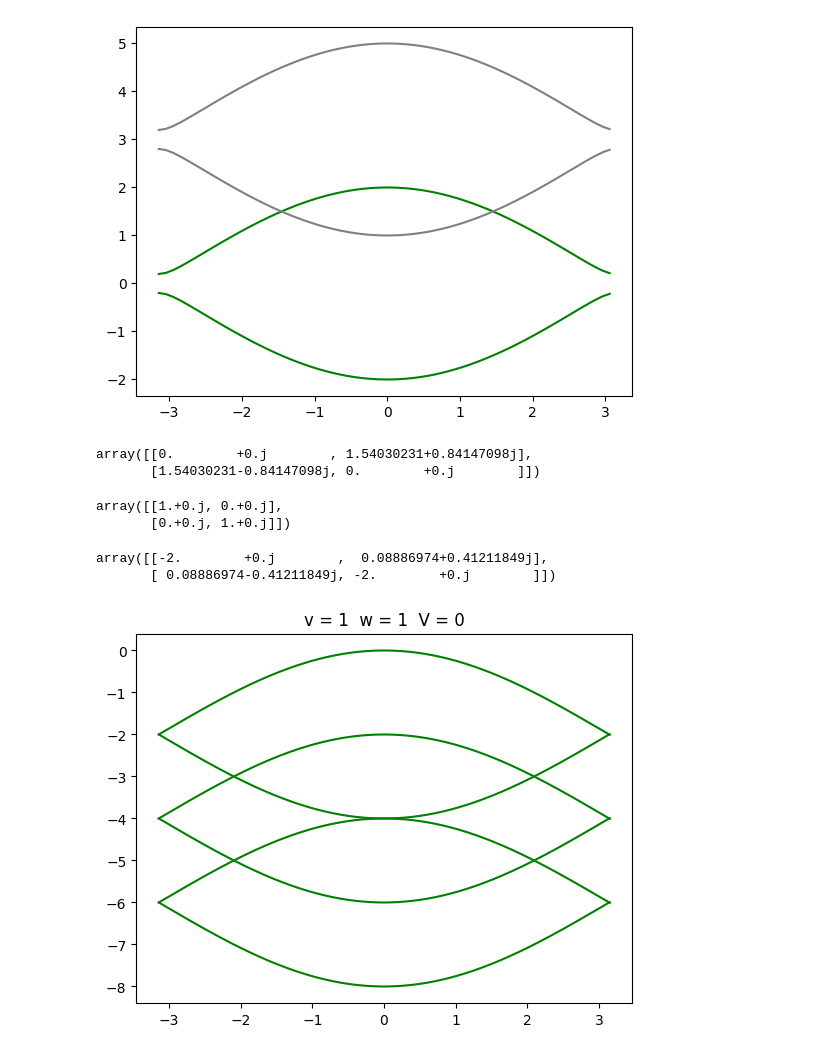
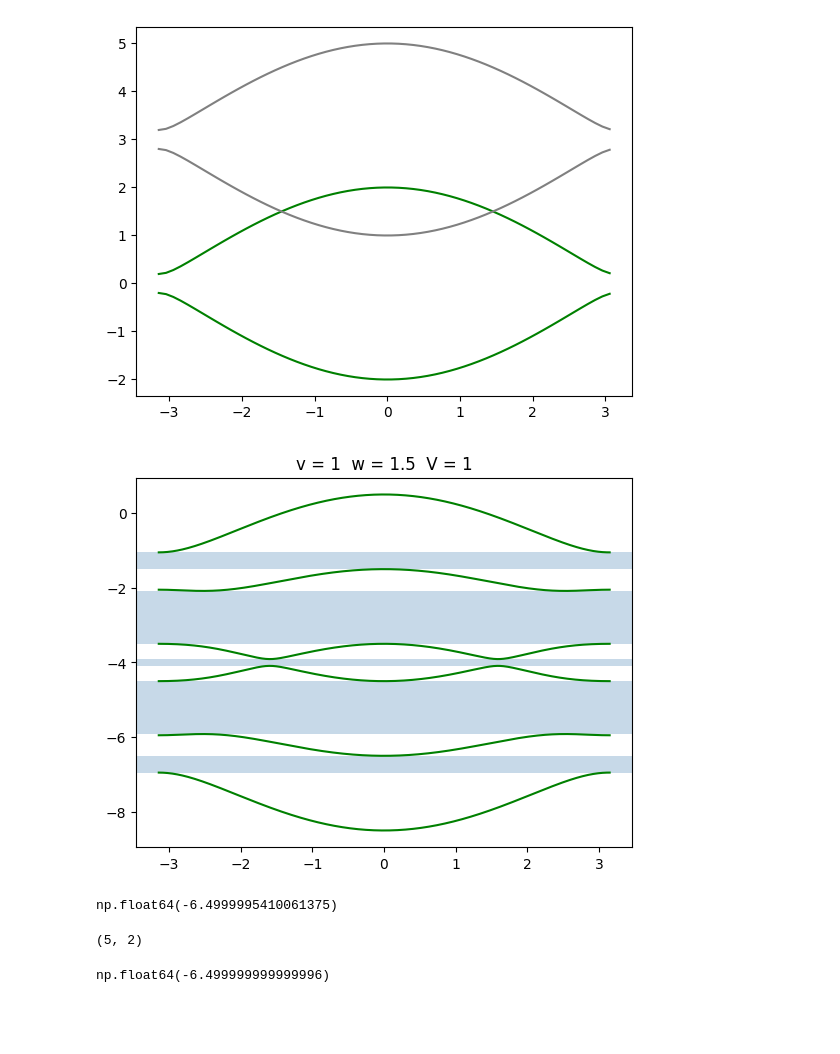
Before and after one commit to shellpwner/drivenSSH, a Jupyter notebook: drivenSSH.ipynb, the cells around one changed output. Saved outputs shown, nothing was run; the diff lists cells and outputs as text; code cells hidden in the pictures; blank space fills up the shorter version.

```diff
--- a/drivenSSH.ipynb
+++ b/drivenSSH.ipynb
@@ -52,11 +52,6 @@ def Hnm(n, m, v, w, k, V, W):
     hnm[0,1] = (1/T)*(integrate.quad(lambda t: np.real(((v - V*np.cos(W*t)) + (w + V*np.cos(W*t))*np.exp(1j*k))*np.exp(1j*(m-n)*W*t)), 0, 2*np.pi/W)[0] + 1j*integrate.quad(lambda t: np.imag(((v - V*np.cos(W*t)) + (w + V*np.cos(W*t))*np.exp(1j*k))*np.exp(-1j*(m-n)*W*t)), 0, 2*np.pi/W)[0])
     hnm[1,0] = (1/T)*(integrate.quad(lambda t: np.real(((v - V*np.cos(W*t)) + (w + V*np.cos(W*t))*np.exp(-1j*k))*np.exp(1j*(m-n)*W*t)), 0, 2*np.pi/W)[0] + 1j*integrate.quad(lambda t: np.imag(((v - V*np.cos(W*t)) + (w + V*np.cos(W*t))*np.exp(-1j*k))*np.exp(-1j*(m-n)*W*t)), 0, 2*np.pi/W)[0])
     return hnm
-# %%
-Hnm(1, 1, 1, 1, 1, 0, 2)
-# %% [output]
-array([[0.        +0.j        , 1.54030231+0.84147098j],
-       [1.54030231-0.84147098j, 0.        +0.j        ]])
 # %%
 def Hf(lat, v, w, k, V, W):
     blocks = []
@@ -72,20 +67,10 @@ def Hf(lat, v, w, k, V, W):
     # for i in range(m.shape[0]):
     #     m[i,i] = m[i,i] - i*W
     return m
-# %%
-np.eye(2, dtype=complex)
-# %% [output]
-array([[1.+0.j, 0.+0.j],
-       [0.+0.j, 1.+0.j]])
-# %%
-Hf(1, v, w, i, V, W)
-# %% [output]
-array([[-2.        +0.j        ,  0.08886974+0.41211849j],
-       [ 0.08886974-0.41211849j, -2.        +0.j        ]])
 # %%
 v = 1
-w = 1
-V = 0
+w = 1.5
+V = 1
 W = 1
 dk = 0.01
 
@@ -97,10 +82,26 @@ for i in kv:
     for j in range(2*latsize):
         bands[j].append(np.real(eigs[j]))
 # %%
+fig, ax = plt.subplots(1,1)
 for i in range(2*latsize):
-    plt.plot(kv, bands[i], 'green')
+    ax.plot(kv, bands[i], 'green')
+    # ax.fill_between(kv, bands[i], facecolor ='orange', alpha=0.1)
+    # ax.fill_between(kv, 1, where=bands[i] == 0, facecolor1='green', alpha=.5)
+a = 0.3
+c = 'steelblue'
+ax.axhspan(gaps[0,0],gaps[0,1], 0, 1,facecolor =c, alpha = a)
+ax.axhspan(gaps[0,2],gaps[0,3], 0, 1,facecolor =c, alpha = a)
+ax.axhspan(gaps[0,4],gaps[0,5], 0, 1,facecolor =c, alpha = a)
+ax.axhspan(gaps[0,6],gaps[0,7], 0, 1,facecolor =c, alpha = a)
+ax.axhspan(gaps[0,8],gaps[0,9], 0, 1,facecolor =c, alpha = a)
+
 tit = 'v = ' + str(v) + '  w = ' + str(w) + '  V = ' +str(V)
 plt.title(tit)
-plt.savefig('quasiBandstucture/'+tit+'.png')
+# plt.savefig('quasiBandstucture/'+tit+'.png')
+plt.show()
 # %% [output]
-[figure, old version]
+[figure, new version]
+# %%
+gaps[0,1]
+# %% [output]
+np.float64(-6.4999995410061375)
@@ -106,0 +124,4 @@ plt.savefig('quasiBandstucture/'+tit+'.png')
+# %%
+gaps.shape
+# %% [output]
+(5, 2)
@@ -106,0 +130,4 @@ plt.savefig('quasiBandstucture/'+tit+'.png')
+# %%
+np.max(bands[0])
+# %% [output]
+np.float64(-6.499999999999996)
```
Also changed, not shown: parts of 4 cells of this notebook, 8 other files.
